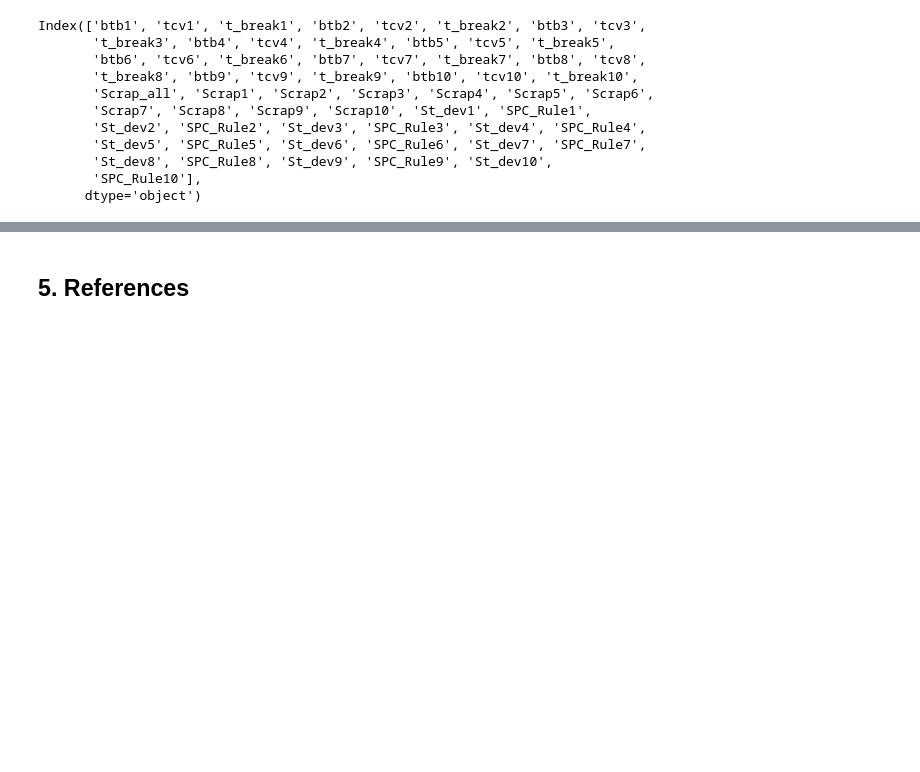
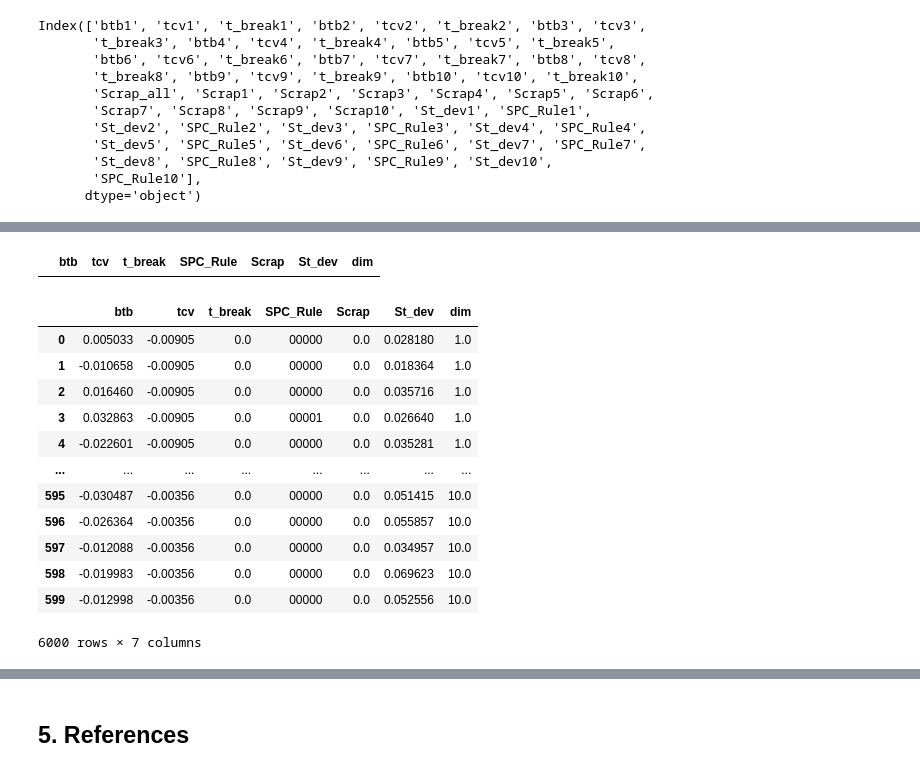
Before and after one commit to przemekbil/PfDA_2021_project, a Jupyter notebook: Project.ipynb, the cells around one changed output, grey strips where cells are left out. Cells and saved outputs as stored; diff of their text form; code cells hidden in the pictures; blank space fills up the shorter version.

```diff
--- a/Project.ipynb
+++ b/Project.ipynb
@@ -649,0 +679,4 @@ Index(['btb1', 'tcv1', 't_break1', 'btb2', 'tcv2', 't_break2', 'btb3', 'tcv3',
+# %%
+lot_params2
+# %% [output]
+|  | btb | tcv | t_break | SPC_Rule | Scrap | St_dev | dim |
@@ -649,0 +696,16 @@ Index(['btb1', 'tcv1', 't_break1', 'btb2', 'tcv2', 't_break2', 'btb3', 'tcv3',
+# %%
+lot_params2
+# %% [output]
+|  | btb | tcv | t_break | SPC_Rule | Scrap | St_dev | dim |
+| 0 | 0.005033 | -0.00905 | 0.0 | 00000 | 0.0 | 0.028180 | 1.0 |
+| 1 | -0.010658 | -0.00905 | 0.0 | 00000 | 0.0 | 0.018364 | 1.0 |
+| 2 | 0.016460 | -0.00905 | 0.0 | 00000 | 0.0 | 0.035716 | 1.0 |
+| 3 | 0.032863 | -0.00905 | 0.0 | 00001 | 0.0 | 0.026640 | 1.0 |
+| 4 | -0.022601 | -0.00905 | 0.0 | 00000 | 0.0 | 0.035281 | 1.0 |
+| ... | ... | ... | ... | ... | ... | ... | ... |
+| 595 | -0.030487 | -0.00356 | 0.0 | 00000 | 0.0 | 0.051415 | 10.0 |
+| 596 | -0.026364 | -0.00356 | 0.0 | 00000 | 0.0 | 0.055857 | 10.0 |
+| 597 | -0.012088 | -0.00356 | 0.0 | 00000 | 0.0 | 0.034957 | 10.0 |
+| 598 | -0.019983 | -0.00356 | 0.0 | 00000 | 0.0 | 0.069623 | 10.0 |
+| 599 | -0.012998 | -0.00356 | 0.0 | 00000 | 0.0 | 0.052556 | 10.0 |
+6000 rows × 7 columns
```
Also changed, not shown: parts of 14 cells of this notebook.
